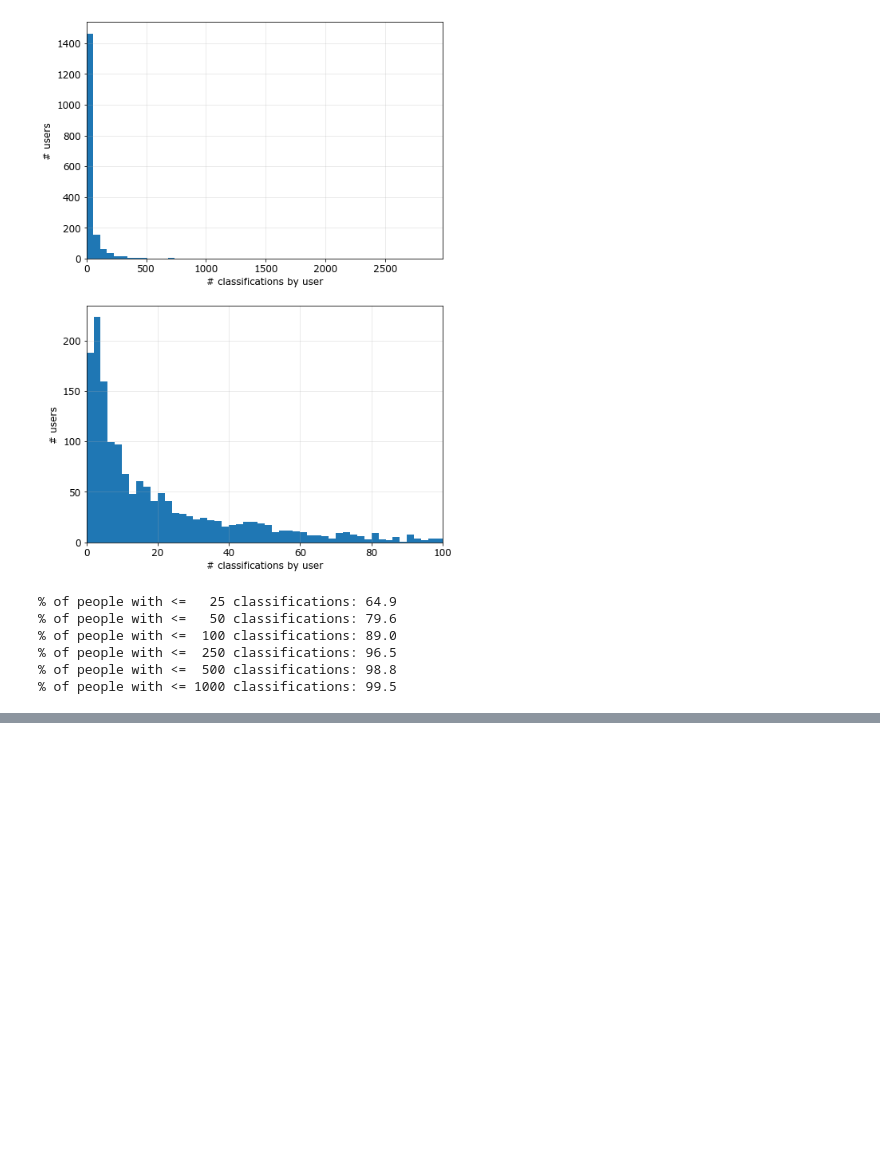
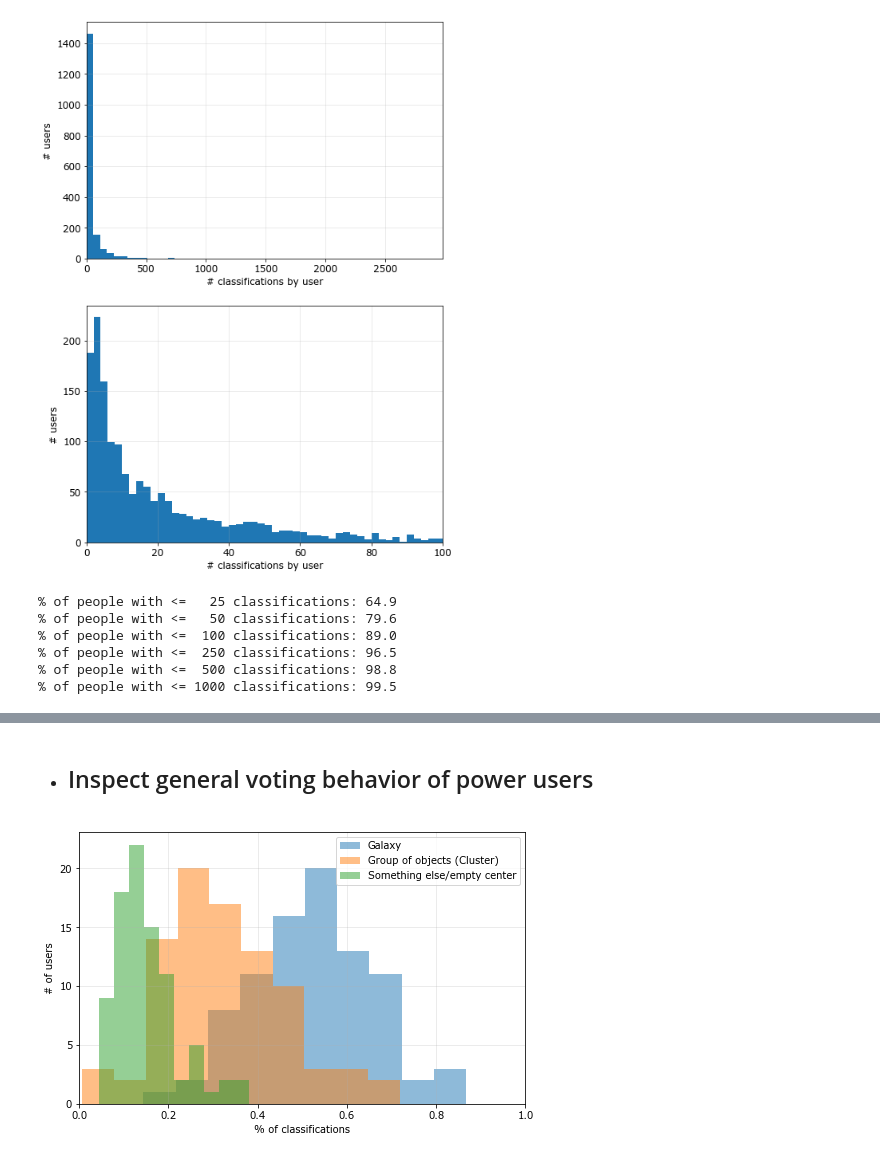
Before and after one commit to Seerden/SpaceFluff, a Jupyter notebook: analysis/classify workflow/sf_classify_users.ipynb, the cells around one changed output, grey strips where cells are left out. Drawn from its saved outputs; the diff is of its cells as text; code cells hidden in the pictures; blank space fills up the shorter version.

Commit message:
Extract \% of task0 votes per answer per use and plot histograms, using classification thresholds

```diff
--- a/analysis/classify workflow/sf_classify_users.ipynb
+++ b/analysis/classify workflow/sf_classify_users.ipynb
@@ -139,0 +118,2 @@ get_power_users(df, 500)
+# %% [markdown]
+- ## Inspect general voting behavior of power users
@@ -139,0 +128,46 @@ get_power_users(df, 500)
+# %%
+answers = ['Galaxy', 'Group of objects (Cluster)', 'Something else/empty center']
+values = [[], [], []]
+per_user = []
+
+for username in pu_usernames:
+    df_user = groupby_username.get_group(username)
+
+    value_counts_normed = df_user['Task0'].value_counts(normalize=True)
+    value_counts = df_user['Task0'].value_counts()
+
+    user_obj = {
+        "username": username
+    }
+
+    for i, answer in enumerate(answers):
+        try:
+            values[i].append(value_counts_normed[answer])
+        except:
+            values[i].append(0)
+
+        try:
+            user_obj[answer] = value_counts[answer]
+        except:
+            user_obj[answer] = 0
+
+    per_user.append(user_obj)
+
+values = np.array(values)
+# %%
+fig, fr = plt.subplots(figsize=(8,5))
+
+for i in range(3):
+    fr.hist(values[i], alpha=0.5, label=answers[i])
+
+fr.legend()
+fr.update({
+    'xlim': [0,1],
+    'xlabel': '% of classifications',
+    'ylabel': '# of users'
+})
+fr.grid(alpha=0.3, which='both')
+
+plt.show()
+# %% [output]
+[figure, added]
```
Also changed, not shown: parts of 5 cells of this notebook.
